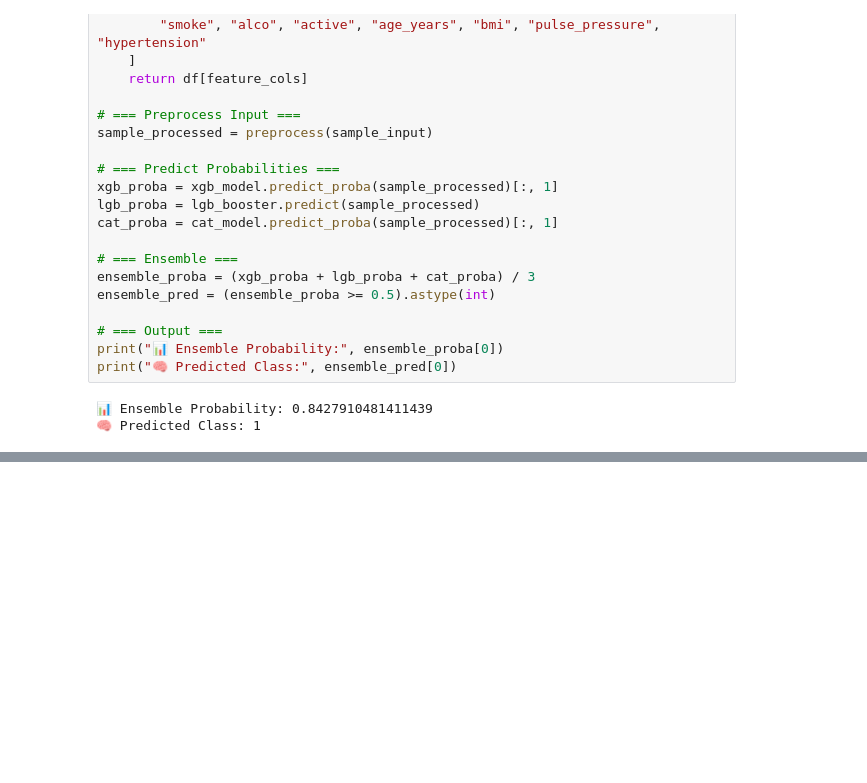
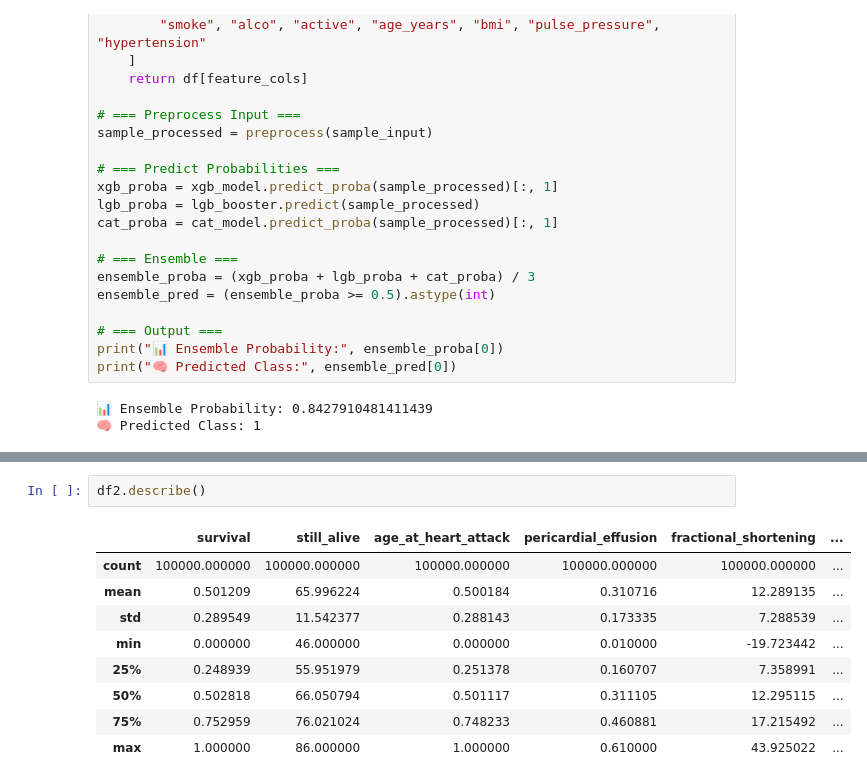
Before and after one commit to Jeyanth-S/Heart-Disease-Prediction---Cognitives, a Jupyter notebook: Models/model2.ipynb, the cells around one changed output, grey strips where cells are left out. Drawn from its saved outputs; the diff is of its cells as text; blank space fills up the shorter version.

```diff
--- a/Models/model2.ipynb
+++ b/Models/model2.ipynb
@@ -393,0 +456,12 @@ print("🧠 Predicted Class:", ensemble_pred[0])
+# %%
+df2.describe()
+# %% [output]
+|  | survival | still_alive | age_at_heart_attack | pericardial_effusion | fractional_shortening | ... |
+| count | 100000.000000 | 100000.000000 | 100000.000000 | 100000.000000 | 100000.000000 | ... |
+| mean | 0.501209 | 65.996224 | 0.500184 | 0.310716 | 12.289135 | ... |
+| std | 0.289549 | 11.542377 | 0.288143 | 0.173335 | 7.288539 | ... |
+| min | 0.000000 | 46.000000 | 0.000000 | 0.010000 | -19.723442 | ... |
+| 25% | 0.248939 | 55.951979 | 0.251378 | 0.160707 | 7.358991 | ... |
+| 50% | 0.502818 | 66.050794 | 0.501117 | 0.311105 | 12.295115 | ... |
+| 75% | 0.752959 | 76.021024 | 0.748233 | 0.460881 | 17.215492 | ... |
+| max | 1.000000 | 86.000000 | 1.000000 | 0.610000 | 43.925022 | ... |
```
Also changed, not shown: parts of 28 cells of this notebook, 3 other files.
